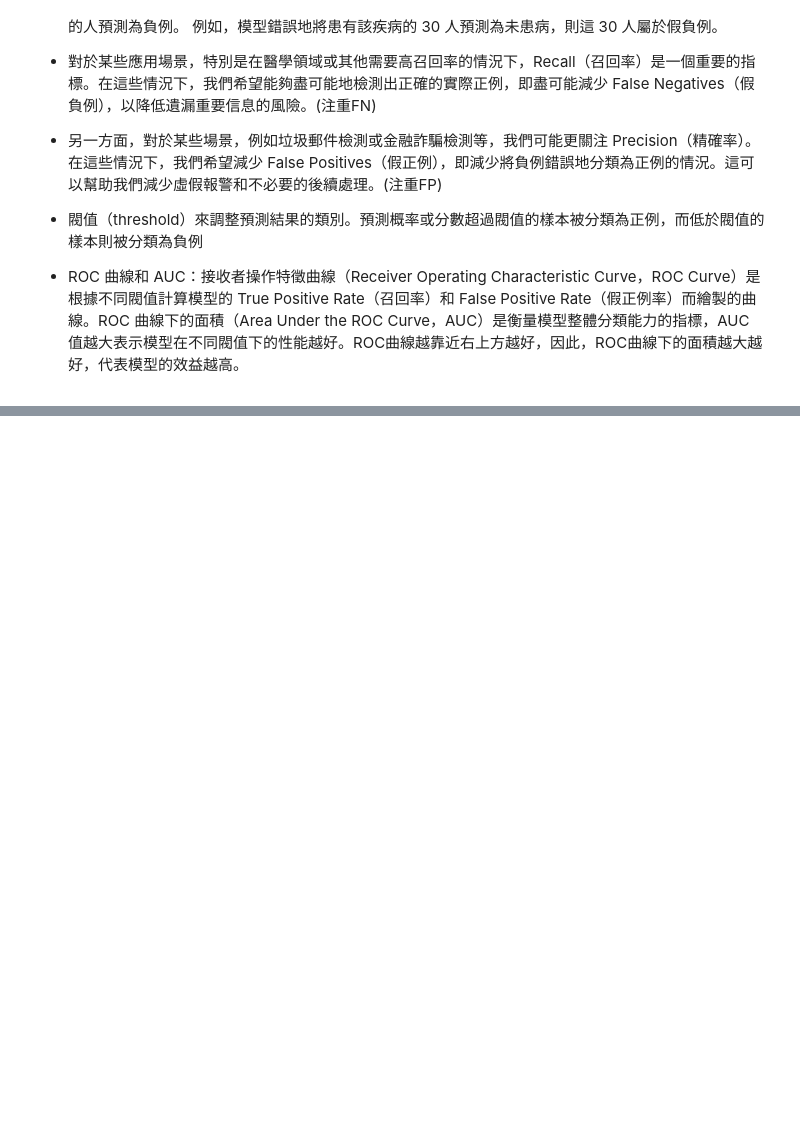
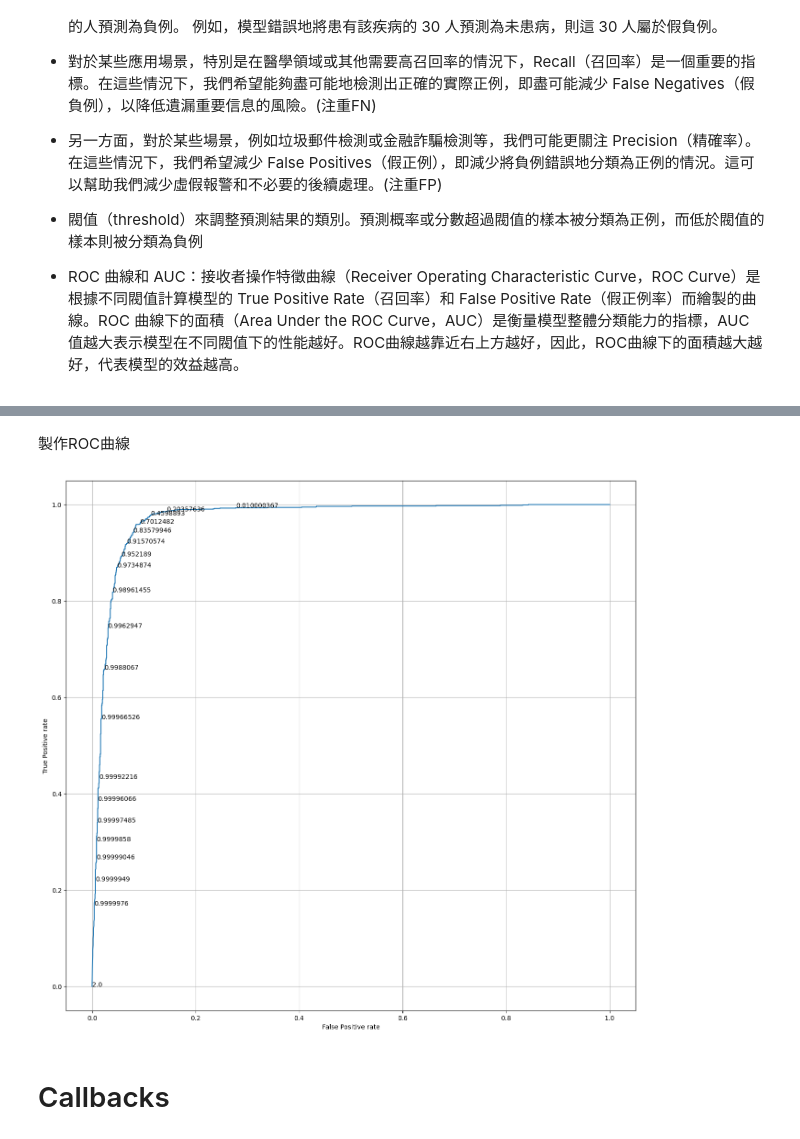
Before and after one commit to Songlahaha/tensor, a Jupyter notebook: CNN_1.ipynb, the cells around one changed output, grey strips where cells are left out. Saved outputs shown, nothing was run; the diff lists cells and outputs as text; code cells hidden in the pictures; blank space fills up the shorter version.

```diff
--- a/CNN_1.ipynb
+++ b/CNN_1.ipynb
@@ -733,5 +740,5 @@ lenet_sub_classed.compile(
     metrics = metrics
 )
 # %%
-history = lenet_sub_classed.fit(train_dataset, validation_data=val_dataset, epochs=5, verbose=1)
+history = lenet_sub_classed.fit(train_dataset, validation_data=val_dataset, epochs=20, verbose=1)
 # %% [output]
@@ -751,0 +826,2 @@ lenet_sub_classed.evaluate(train_dataset)
+# %% [markdown]
+製作ROC曲線
@@ -751,0 +830,18 @@ lenet_sub_classed.evaluate(train_dataset)
+# %%
+fp, tp, thresholds = roc_curve(labels, predicted)
+plt.figure(figsize=(16, 15))
+plt.plot(fp, tp)
+plt.xlabel("False Positive rate")
+plt.ylabel("True Positive rate")
+
+plt.grid()
+
+skip = 20
+for i in range(0, len(thresholds), skip):
+  plt.text(fp[i], tp[i], thresholds[i])
+
+plt.show()
+# %% [output]
+[figure, added]
+# %% [markdown]
+# Callbacks
```
Also changed, not shown: parts of 73 cells of this notebook.
